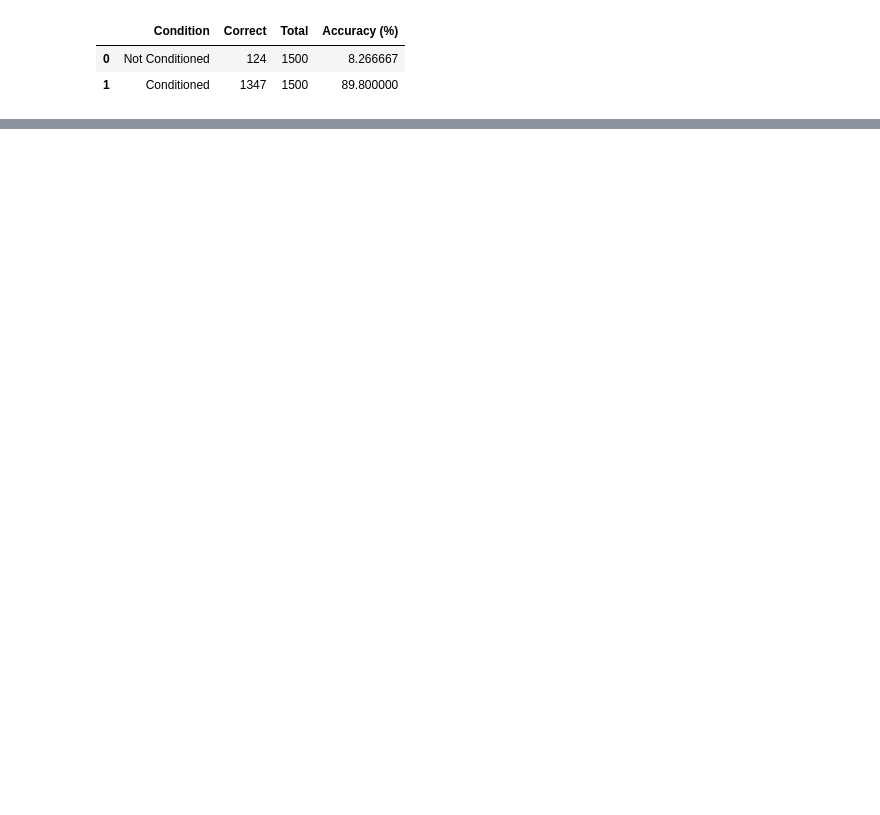
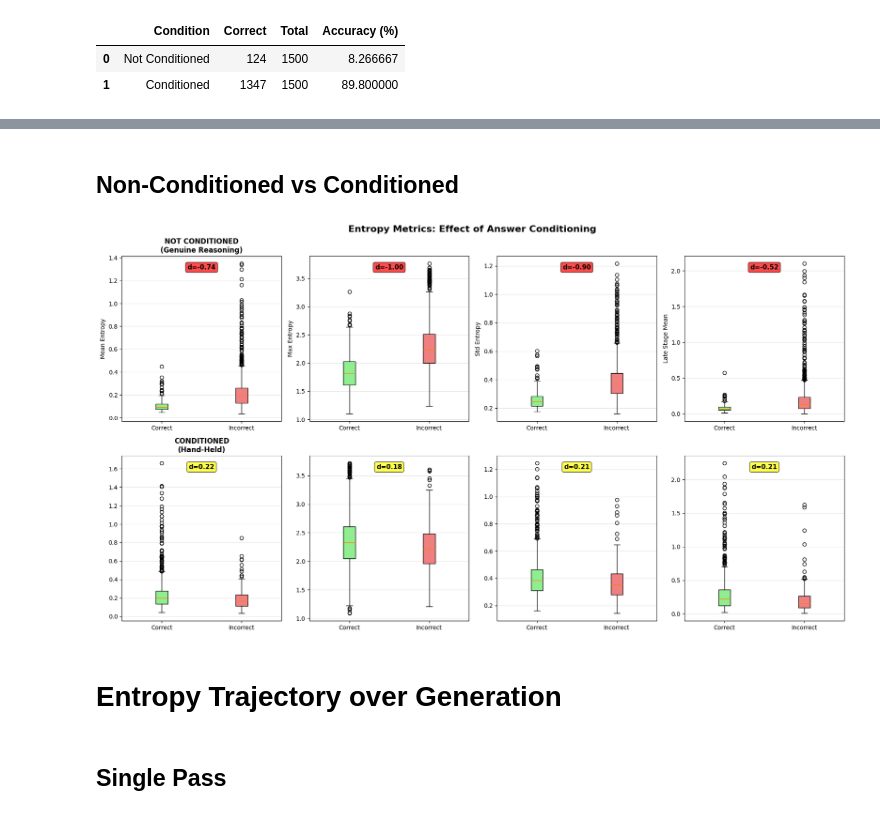
Before and after one commit to adityashukzy/MAT1510-Project, a Jupyter notebook: aggregate.ipynb, the cells around one changed output, grey strips where cells are left out. Saved outputs shown, nothing was run; the diff lists cells and outputs as text; code cells hidden in the pictures; blank space fills up the shorter version.

```diff
--- a/aggregate.ipynb
+++ b/aggregate.ipynb
@@ -348,0 +520,57 @@ plot_entropy_4panel(
+# %% [markdown]
+## Non-Conditioned vs Conditioned
+# %%
+fig, axes = plt.subplots(2, 4, figsize=(18, 10))
+
+metrics = ['mean_entropy', 'max_entropy', 'std_entropy', 'late_stage_mean']
+conditions = ['not_conditioned', 'conditioned']
+titles = ['NOT CONDITIONED\n(Genuine Reasoning)', 'CONDITIONED\n(Hand-Held)']
+
+for col_idx, condition in enumerate(conditions):
+    df_cond = df[df['condition'] == condition]
+
+    for row_idx, metric in enumerate(metrics):
+        ax = axes[col_idx, row_idx]
+
+        data_correct = df_cond[df_cond['is_correct']][metric].dropna()
+        data_incorrect = df_cond[~df_cond['is_correct']][metric].dropna()
+
+        # Compute effect size
+        pooled_std = np.sqrt(((len(data_correct)-1)*data_correct.std()**2 +
+                              (len(data_incorrect)-1)*data_incorrect.std()**2) /
+                             (len(data_correct) + len(data_incorrect) - 2))
+        cohens_d = (data_correct.mean() - data_incorrect.mean()) / pooled_std
+
+        bp = ax.boxplot([data_correct, data_incorrect],
+                        labels=['Correct', 'Incorrect'],
+                        patch_artist=True)
+
+        bp['boxes'][0].set_facecolor('lightgreen')
+        bp['boxes'][1].set_facecolor('lightcoral')
+
+        # Annotation with effect size
+        ax.text(0.5, 0.95, f"d={cohens_d:.2f}",
+                transform=ax.transAxes, ha='center', va='top',
+                fontsize=11, fontweight='bold',
+                bbox=dict(boxstyle='round',
+                         facecolor='red' if abs(cohens_d) > 0.5 else 'yellow',
+                         alpha=0.7))
+
+        if col_idx == 0:
+            ax.set_ylabel(metric.replace('_', ' ').title())
+        if row_idx == 0:
+            ax.set_title(titles[col_idx], fontsize=12, fontweight='bold')
+
+        ax.grid(True, alpha=0.3, axis='y')
+
+plt.suptitle('Entropy Metrics: Effect of Answer Conditioning',
+             fontsize=16, fontweight='bold')
+plt.tight_layout()
+plt.savefig('conditioning_effect.png', dpi=300, bbox_inches='tight')
+plt.show()
+# %% [output]
+[figure, added]
+# %% [markdown]
+# Entropy Trajectory over Generation
+# %% [markdown]
+## Single Pass
```
Also changed, not shown: parts of 30 cells of this notebook, 4 other files.
